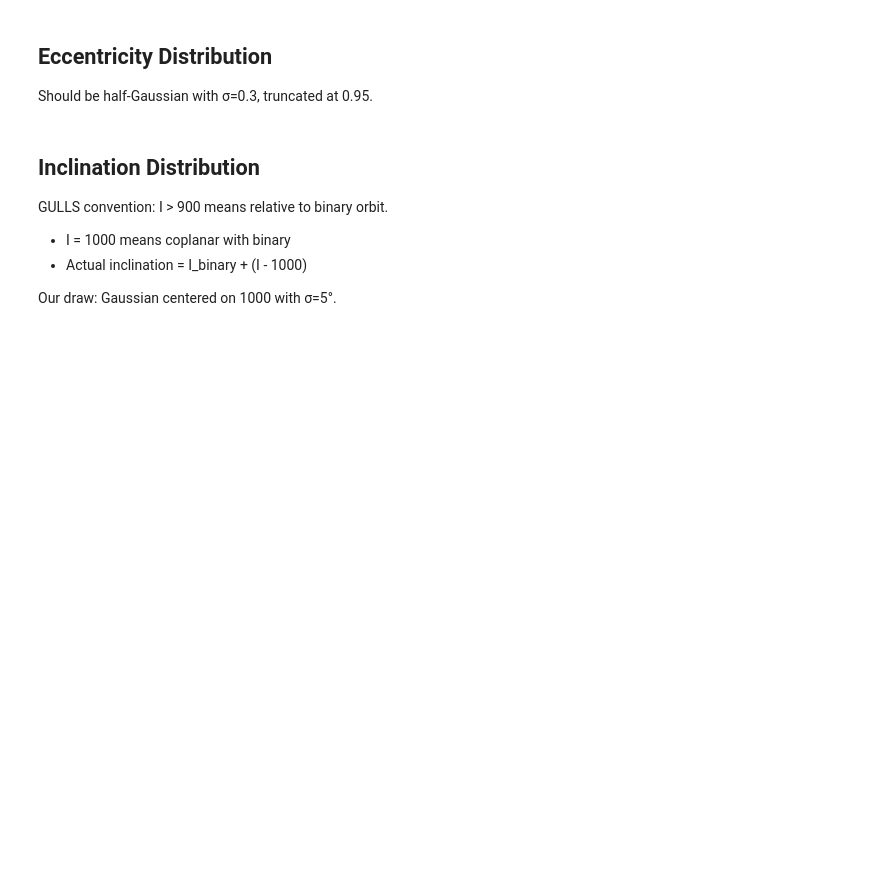
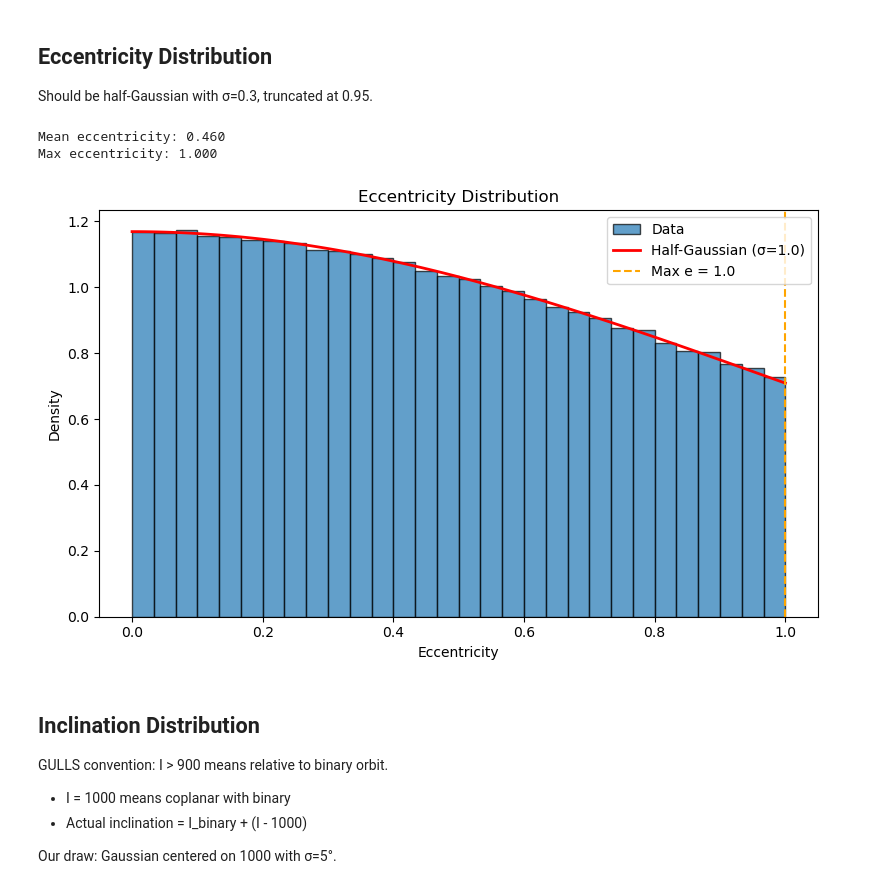
Before and after one commit to acrisp3/gulls-planets, a Jupyter notebook: multiplanet_distribution_check.ipynb, the cells around one changed output. Drawn from its saved outputs; the diff is of its cells as text; code cells hidden in the pictures; blank space fills up the shorter version.

```diff
--- a/multiplanet_distribution_check.ipynb
+++ b/multiplanet_distribution_check.ipynb
@@ -162,27 +204,36 @@ plt.show()
 
 Should be half-Gaussian with σ=0.3, truncated at 0.95.
 # %%
+from scipy import special
+
 fig, ax = plt.subplots(figsize=(8, 5))
 
 ecc = planets_only[:, ECC]
 ax.hist(ecc, bins=30, edgecolor='black', alpha=0.7, density=True, label='Data')
 
 # Expected half-Gaussian
-e_vals = np.linspace(0, 0.95, 100)
-sigma = 0.3
-half_gauss = 2 * stats.norm.pdf(e_vals, 0, sigma) / stats.norm.cdf(0.95/sigma)  # Truncated
+max_e = 1.0
+sigma = 1.0
+mean_e = 0.0
+e_vals = np.linspace(0, max_e, 100)
+A = 2 / special.erf(max_e / (np.sqrt(2) * sigma))
+half_gauss = A * stats.norm.pdf(e_vals, mean_e, sigma)  # Truncated
 ax.plot(e_vals, half_gauss, 'r-', lw=2, label=f'Half-Gaussian (σ={sigma})')
 
-ax.axvline(0.95, color='orange', ls='--', label='Max e = 0.95')
+ax.axvline(max_e, color='orange', ls='--', label=f'Max e = {max_e}')
 ax.set_xlabel("Eccentricity")
 ax.set_ylabel("Density")
 ax.set_title("Eccentricity Distribution")
 ax.legend()
 
 print(f"Mean eccentricity: {ecc.mean():.3f}")
 print(f"Max eccentricity: {ecc.max():.3f}")
 plt.tight_layout()
 plt.show()
+# %% [output]
+Mean eccentricity: 0.460
+Max eccentricity: 1.000
+[figure, added]
 # %% [markdown]
 ## Inclination Distribution
 
```
Also changed, not shown: parts of 26 cells of this notebook, 1 other file.
